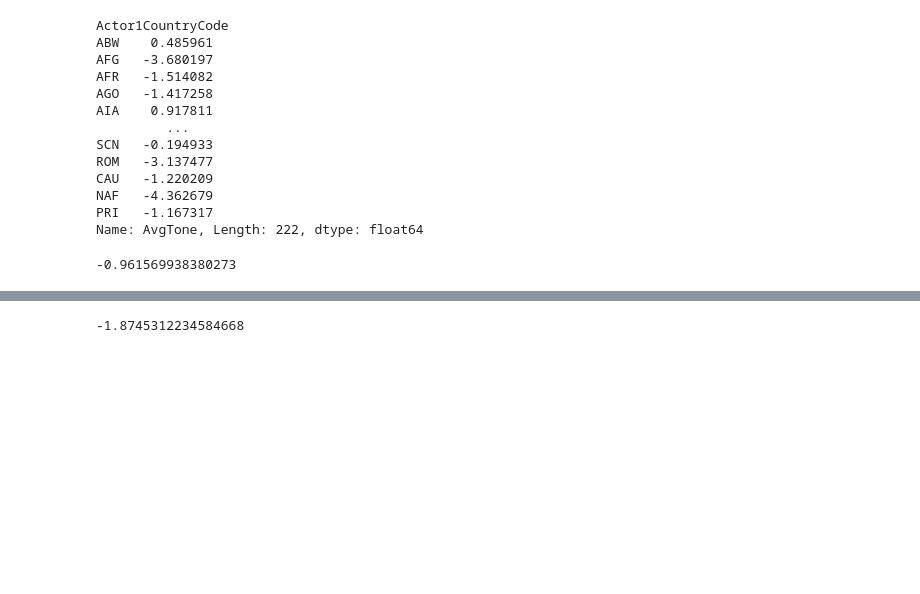
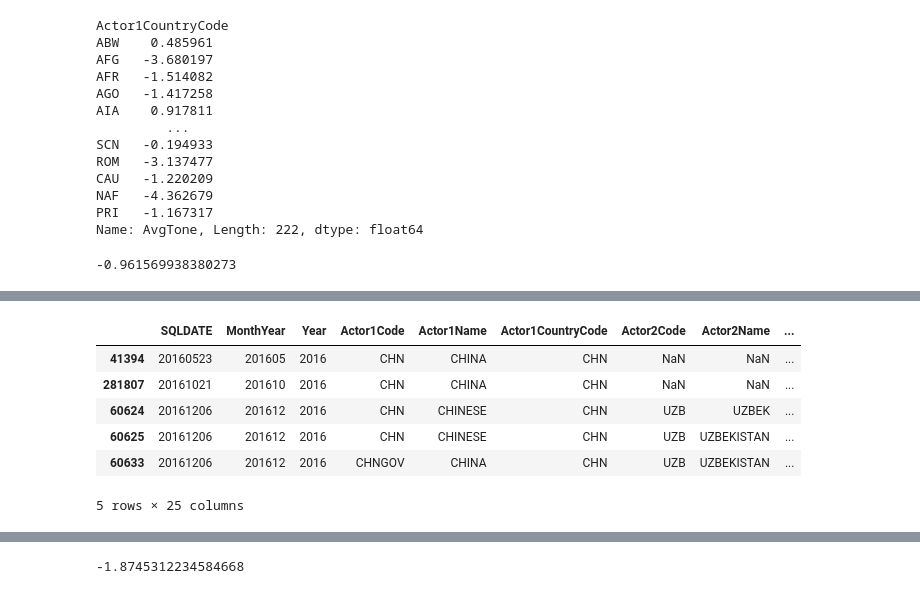
Before and after one commit to beixuan-jia/502final, a Jupyter notebook: EDA.ipynb, the cells around one changed output, grey strips where cells are left out. Cells and saved outputs as stored; diff of their text form; code cells hidden in the pictures; blank space fills up the shorter version.

```diff
--- a/EDA.ipynb
+++ b/EDA.ipynb
@@ -205,0 +216,10 @@ dask_feat[dask_feat.Actor1CountryCode == 'CHN'].AvgTone.mean().compute()
+# %%
+dask_feat[dask_feat.Actor1CountryCode == 'CHN'].nlargest(10, "AvgTone").head()
+# %% [output]
+|  | SQLDATE | MonthYear | Year | Actor1Code | Actor1Name | Actor1CountryCode | Actor2Code | Actor2Name | ... |
+| 41394 | 20160523 | 201605 | 2016 | CHN | CHINA | CHN | NaN | NaN | ... |
+| 281807 | 20161021 | 201610 | 2016 | CHN | CHINA | CHN | NaN | NaN | ... |
+| 60624 | 20161206 | 201612 | 2016 | CHN | CHINESE | CHN | UZB | UZBEK | ... |
+| 60625 | 20161206 | 201612 | 2016 | CHN | CHINESE | CHN | UZB | UZBEKISTAN | ... |
+| 60633 | 20161206 | 201612 | 2016 | CHNGOV | CHINA | CHN | UZB | UZBEKISTAN | ... |
+5 rows × 25 columns
```
Also changed, not shown: parts of 3 cells of this notebook.
